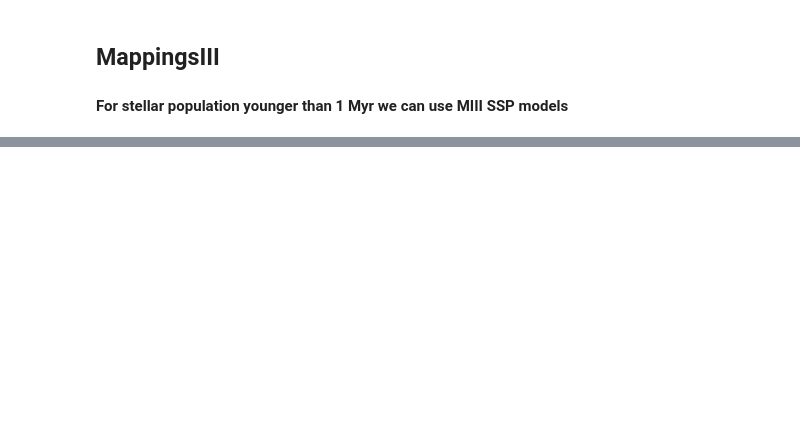
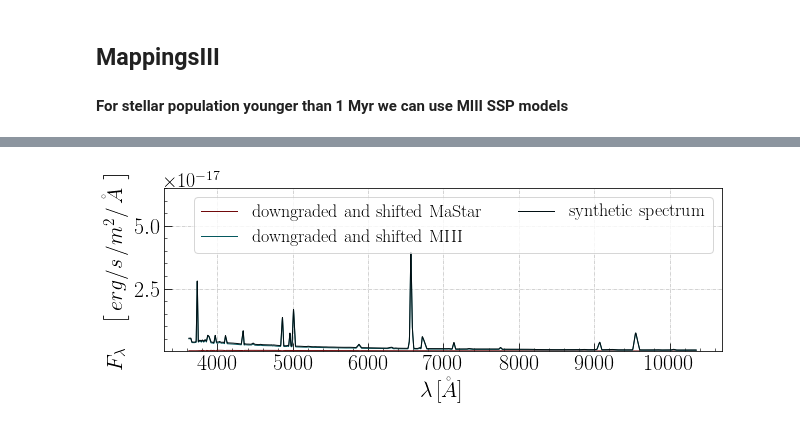
Before and after one commit to lonanni/iMaNGA, a Jupyter notebook: iMaStar_Example.ipynb, the cells around one changed output, grey strips where cells are left out. Saved outputs shown, nothing was run; the diff lists cells and outputs as text; code cells hidden in the pictures; blank space fills up the shorter version.

```diff
--- a/iMaStar_Example.ipynb
+++ b/iMaStar_Example.ipynb
@@ -326,0 +324,32 @@ plt.close()
+# %%
+fig, ax = plt.subplots(figsize=(10,3))
+fig.patch.set_facecolor('white')
+ax = fig.gca()
+ax.minorticks_on()
+ax.tick_params(length=8, which='major', direction="in", labelsize=22)
+ax.tick_params(length=3, which='minor', direction="in", labelsize=22)
+
+plt.plot(wave, arr_down[:, 53,67], '-', alpha=1., color='#71090B', linewidth=1., label='downgraded and shifted MaStar', zorder=3)
+
+plt.plot(wave, arr_down_miii[:, 53,67], '-', alpha=1., color='#05585E', linewidth=1., label='downgraded and shifted MIII', zorder=3)
+
+
+
+plt.plot(wave, arr_down_miii[:, 53,67]+arr_down[:, 53,67], '-', alpha=1, color='#010F13', linewidth=1., label='synthetic spectrum', zorder=3)
+
+
+plt.ylabel(r'$ F_\lambda\quad\left[\,erg/s \,/m^2/\,\AA \,\,\right]$', fontsize=22);
+plt.xlabel(r'$\lambda\,[\r{A}]$', fontsize=22) #micron
+plt.legend(fontsize=18, ncol=2)
+plt.grid(ls = '-.', lw = 0.55)
+ttt = ax.yaxis.get_offset_text()
+ttt.set_size(20)
+ax.set_ylim([10**-(22), 6.5*10**-(17)])
+
+#plt.savefig("./Plot-iMaNGA-v1.0/3_spaxels.pdf",bbox_inches = 'tight')
+plt.show()
+plt.clf()
+plt.cla()
+plt.close()
+# %% [output]
+[figure, added]
```
Also changed, not shown: parts of 16 cells of this notebook, 2 other files.
